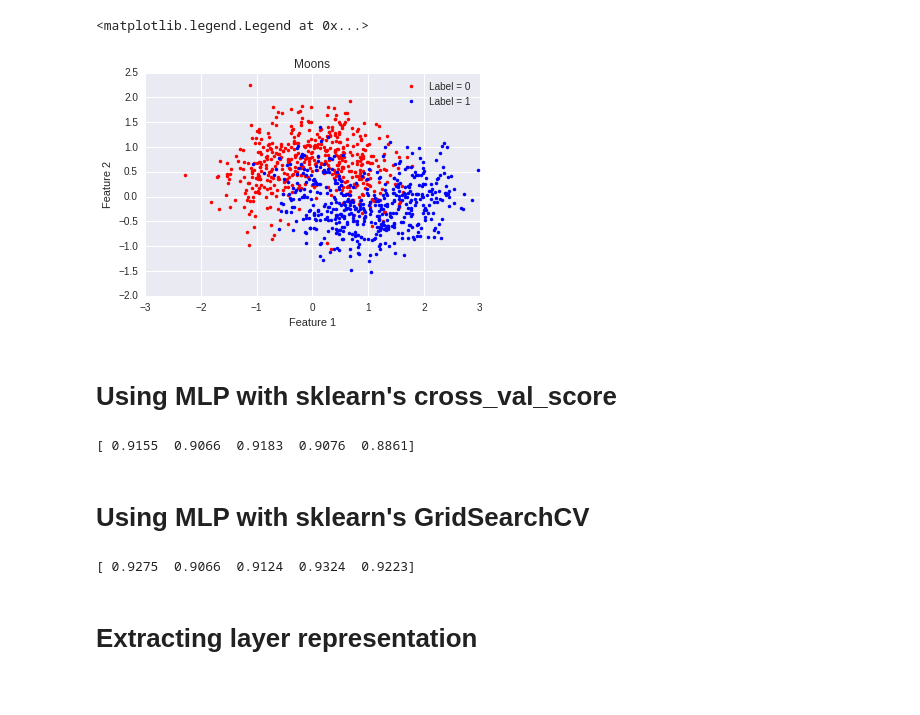
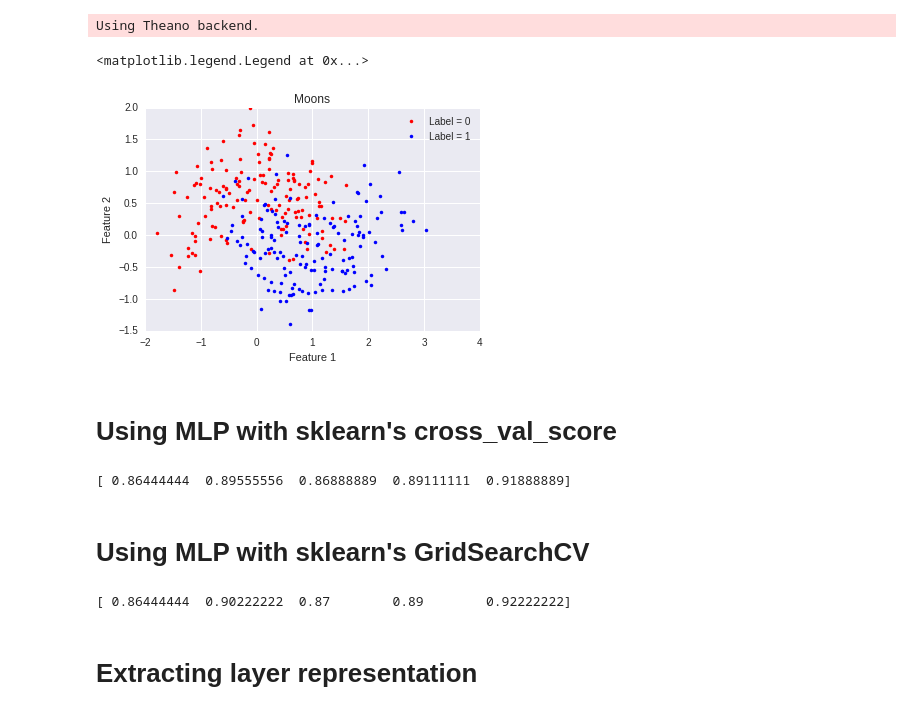
Before and after one commit to alvarouc/mlp, a Jupyter notebook: examples/moon_sklearn.ipynb, the cells around one changed output. Saved outputs shown, nothing was run; the diff lists cells and outputs as text; code cells hidden in the pictures.

```diff
--- a/examples/moon_sklearn.ipynb
+++ b/examples/moon_sklearn.ipynb
@@ -1,25 +1,26 @@
 # %%
 import warnings
 warnings.filterwarnings('ignore')
 from mlp import MLP
 import matplotlib.pyplot as plt
 from sklearn.datasets import make_moons
 import numpy as np
 import pandas as pd
 import seaborn as sns
 %matplotlib inline
-data, label = make_moons(n_samples=1000, noise=0.4)
+data, label = make_moons(n_samples=300, noise=0.4)
 
 plt.plot(data[np.where(label==0)[0],0],data[np.where(label==0)[0],1],'r.', label='Label = 0')
 plt.plot(data[np.where(label==1)[0],0],data[np.where(label==1)[0],1],'b.', label='Label = 1')
 
 plt.title('Moons')
 plt.xlabel('Feature 1')
 plt.ylabel('Feature 2')
 plt.legend()
 # %% [output]
-<matplotlib.legend.Legend at 0x...>
+Using Theano backend.
+<matplotlib.legend.Legend at 0x...>
-[figure, old version]
+[figure, new version]
 # %% [markdown]
 # Using MLP with sklearn's cross_val_score
 # %%
@@ -30,7 +31,7 @@ clf = MLP(n_hidden=10, n_deep=3, l1_norm=0, drop=0.1, verbose=0)
 scores = cross_val_score(clf, data, label, cv=5, n_jobs=1, scoring='roc_auc')
 print(scores)
 # %% [output]
-[ 0.9155  0.9066  0.9183  0.9076  0.8861]
+[ 0.86444444  0.89555556  0.86888889  0.89111111  0.91888889]
 # %% [markdown]
 # Using MLP with sklearn's GridSearchCV
 # %%
@@ -45,7 +46,7 @@ clf_grid = GridSearchCV(clf, param_grid=params, scoring='roc_auc', cv=3, n_jobs=
 scores = cross_val_score(clf_grid, data, label, cv=5, n_jobs=1, scoring='roc_auc')
 print(scores)
 # %% [output]
-[ 0.9275  0.9066  0.9124  0.9324  0.9223]
+[ 0.86444444  0.90222222  0.87        0.89        0.92222222]
 # %% [markdown]
 # Extracting layer representation
 # %%
```
Also changed, not shown: parts of 4 cells of this notebook, 1 other file.
